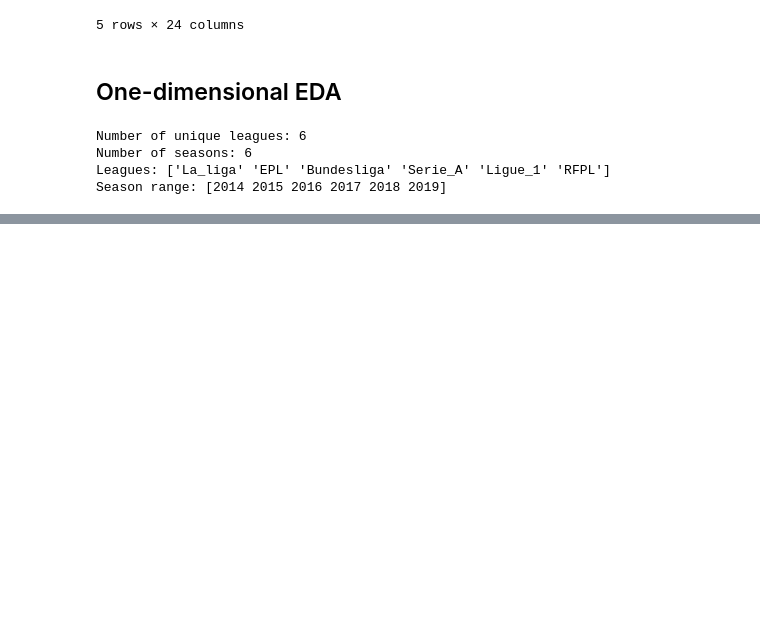
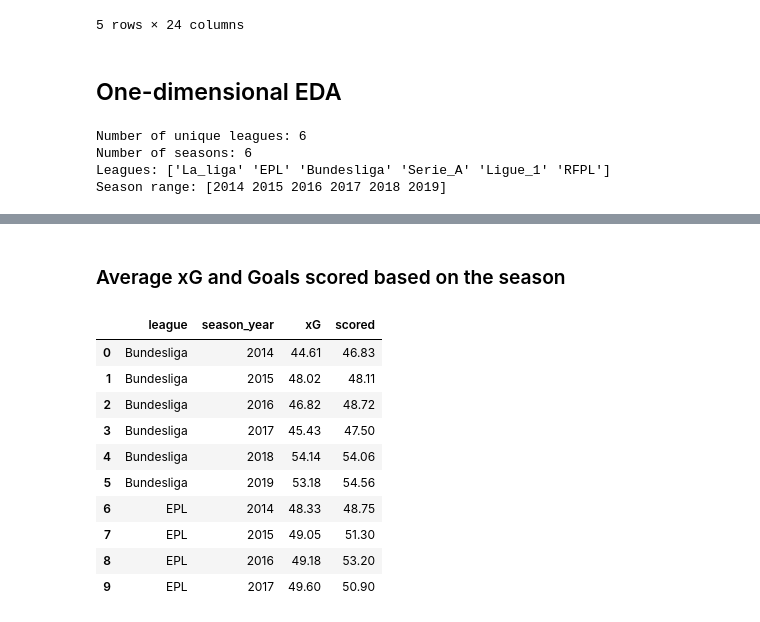
Before and after one commit to xcervenkam/DP, a Jupyter notebook: xG/xG_EDA.ipynb, the cells around one changed output, grey strips where cells are left out. Drawn from its saved outputs; the diff is of its cells as text; code cells hidden in the pictures; blank space fills up the shorter version.

```diff
--- a/xG/xG_EDA.ipynb
+++ b/xG/xG_EDA.ipynb
@@ -127,0 +176,22 @@ desc_stats.round(2)
+# %% [markdown]
+### Average xG and Goals scored based on the season
+# %%
+league_season_stats = (
+    df.groupby(['league', 'season_year'])[['xG', 'scored']]
+    .mean()
+    .round(2)
+    .reset_index()
+)
+league_season_stats.head(10)
+# %% [output]
+|  | league | season_year | xG | scored |
+| 0 | Bundesliga | 2014 | 44.61 | 46.83 |
+| 1 | Bundesliga | 2015 | 48.02 | 48.11 |
+| 2 | Bundesliga | 2016 | 46.82 | 48.72 |
+| 3 | Bundesliga | 2017 | 45.43 | 47.50 |
+| 4 | Bundesliga | 2018 | 54.14 | 54.06 |
+| 5 | Bundesliga | 2019 | 53.18 | 54.56 |
+| 6 | EPL | 2014 | 48.33 | 48.75 |
+| 7 | EPL | 2015 | 49.05 | 51.30 |
+| 8 | EPL | 2016 | 49.18 | 53.20 |
+| 9 | EPL | 2017 | 49.60 | 50.90 |
```
Also changed, not shown: parts of 10 cells of this notebook.
